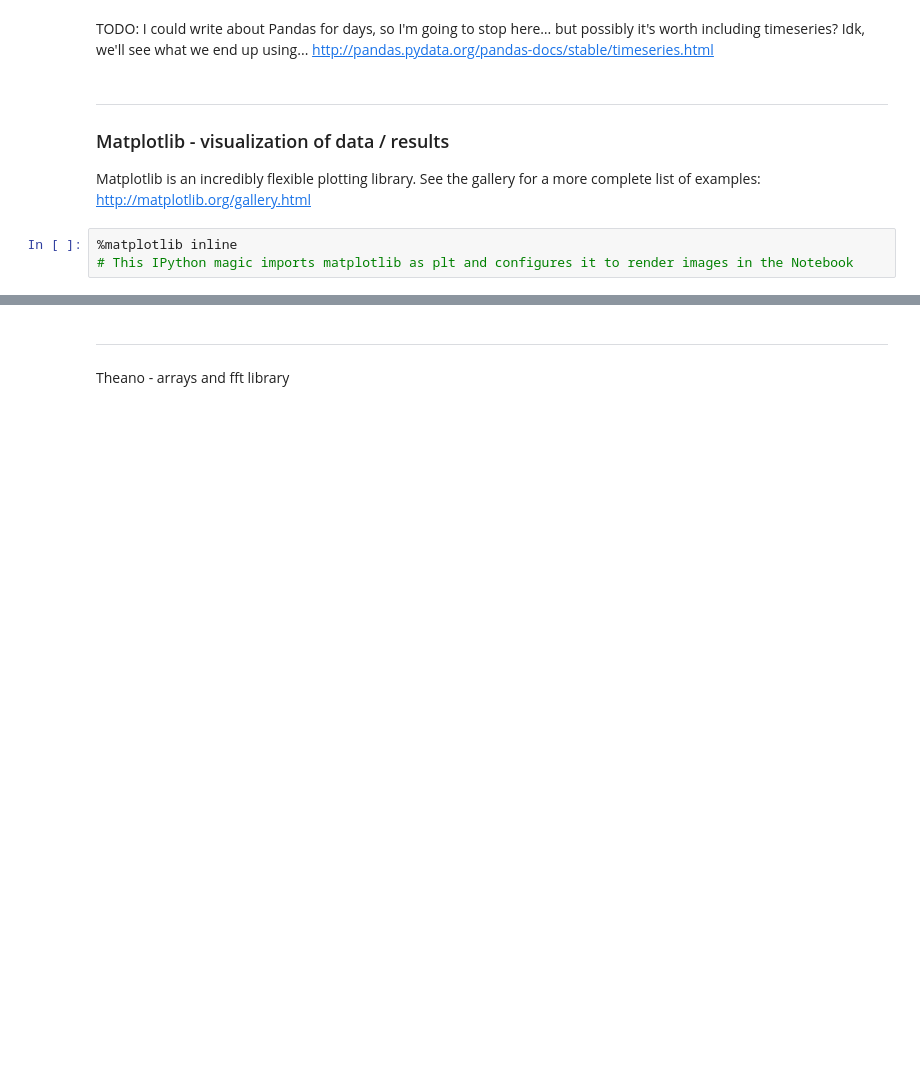
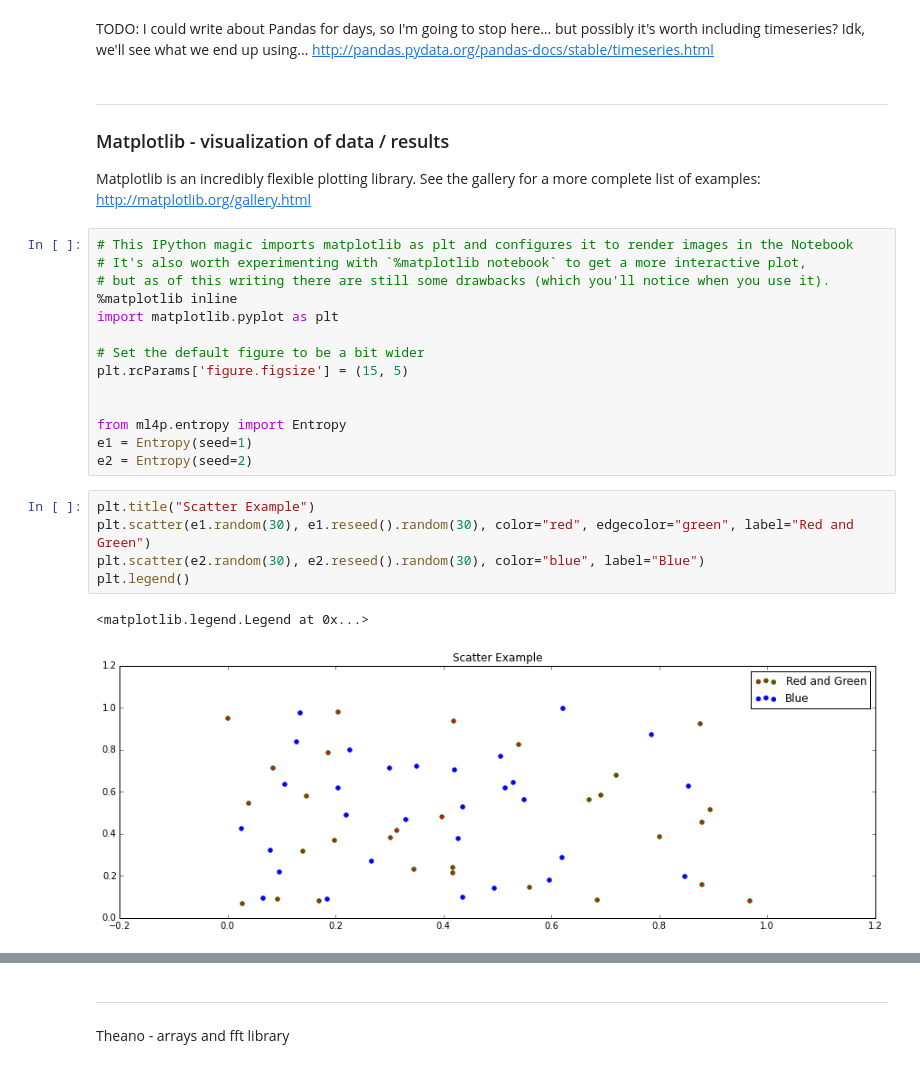
Before and after one commit to ML4P/ml-for-python-programmers, a Jupyter notebook: Section 1.ipynb, the cells around one changed output, grey strips where cells are left out. Saved outputs shown, nothing was run; the diff lists cells and outputs as text; blank space fills up the shorter version.

Commit message:
Add some matplotlib examples

```diff
--- a/Section 1.ipynb
+++ b/Section 1.ipynb
@@ -219,6 +219,25 @@ TODO: I could write about Pandas for days, so I'm going to stop here… but poss
 ### Matplotlib - visualization of data / results
 
 Matplotlib is an incredibly flexible plotting library. See the gallery for a more complete list of examples: http://matplotlib.org/gallery.html
-# %%
-%matplotlib inline
-# This IPython magic imports matplotlib as plt and configures it to render images in the Notebook
+# %%
+# This IPython magic imports matplotlib as plt and configures it to render images in the Notebook
+# It's also worth experimenting with `%matplotlib notebook` to get a more interactive plot,
+# but as of this writing there are still some drawbacks (which you'll notice when you use it).
+%matplotlib inline
+import matplotlib.pyplot as plt
+
+# Set the default figure to be a bit wider
+plt.rcParams['figure.figsize'] = (15, 5)
+
+
+from ml4p.entropy import Entropy
+e1 = Entropy(seed=1)
+e2 = Entropy(seed=2)
+# %%
+plt.title("Scatter Example")
+plt.scatter(e1.random(30), e1.reseed().random(30), color="red", edgecolor="green", label="Red and Green")
+plt.scatter(e2.random(30), e2.reseed().random(30), color="blue", label="Blue")
+plt.legend()
+# %% [output]
+<matplotlib.legend.Legend at 0x...>
+[figure, added]
```
Also changed, not shown: parts of 3 cells of this notebook.
